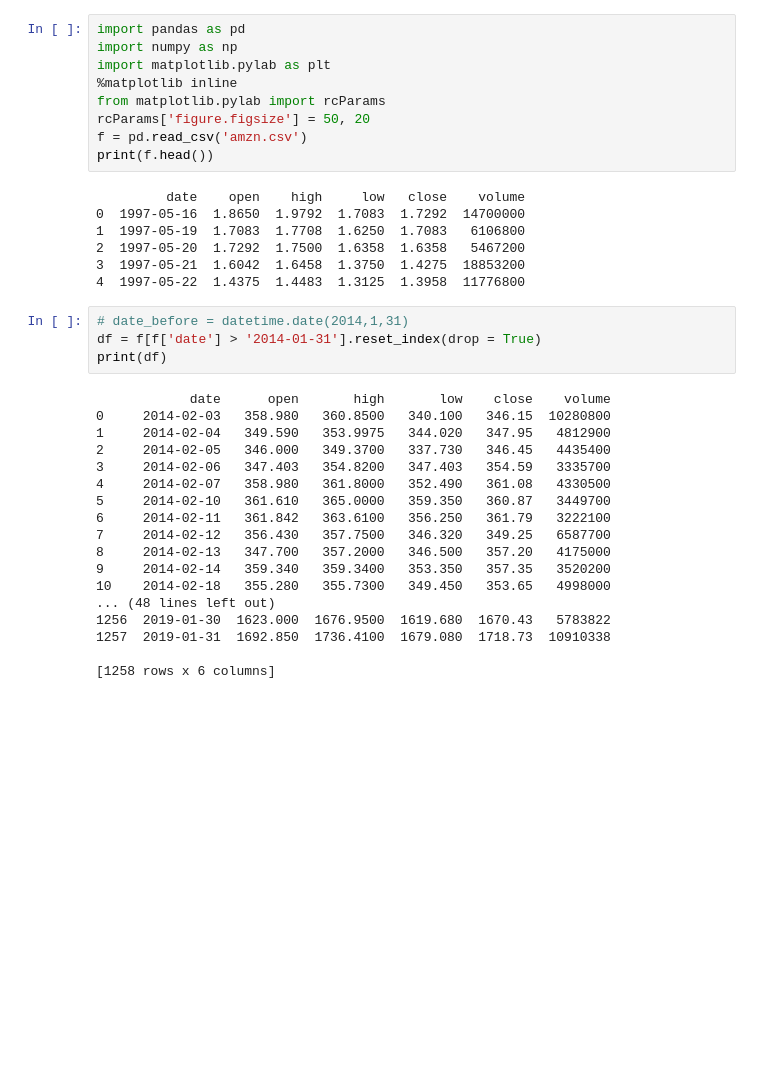
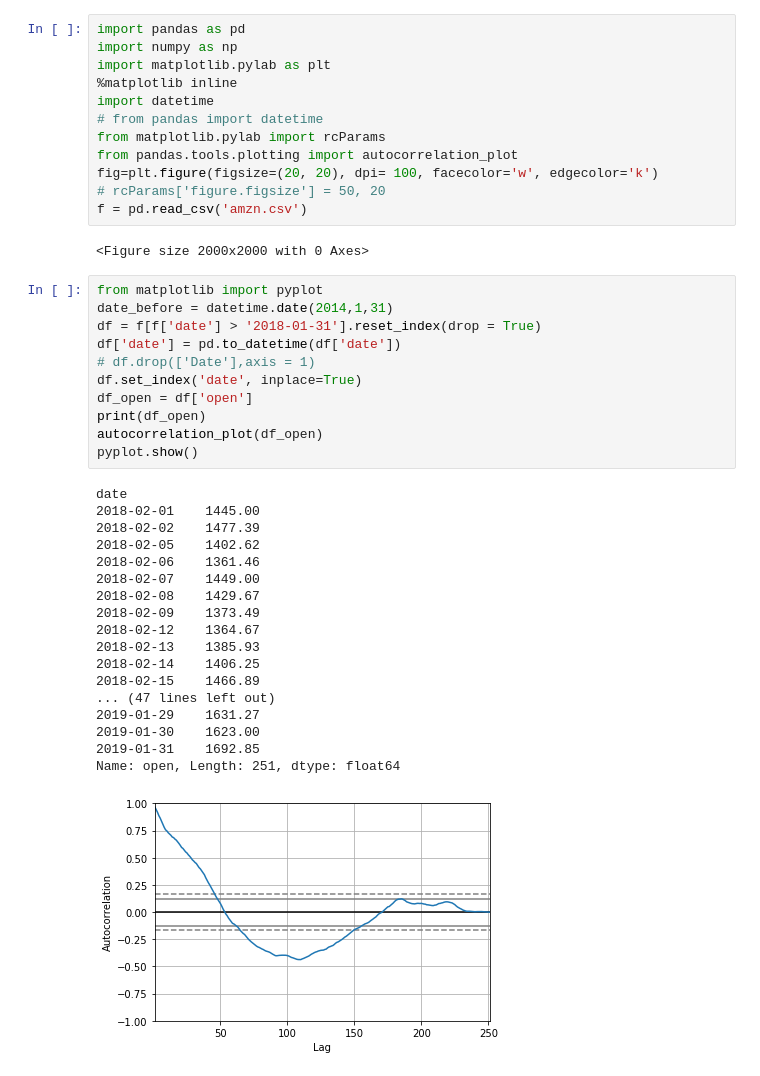
Before and after one commit to PaulLiuEngineering/ADSA-stock, a Jupyter notebook: amzn.ipynb, the cells around one changed output. Drawn from its saved outputs; the diff is of its cells as text; blank space fills up the shorter version.

```diff
--- a/amzn.ipynb
+++ b/amzn.ipynb
@@ -3,37 +3,43 @@ import pandas as pd
 import numpy as np
 import matplotlib.pylab as plt
 %matplotlib inline
+import datetime
+# from pandas import datetime
 from matplotlib.pylab import rcParams
-rcParams['figure.figsize'] = 50, 20
+from pandas.tools.plotting import autocorrelation_plot
+fig=plt.figure(figsize=(20, 20), dpi= 100, facecolor='w', edgecolor='k')
+# rcParams['figure.figsize'] = 50, 20
 f = pd.read_csv('amzn.csv')
-print(f.head())
 # %% [output]
-         date    open    high     low   close    volume
-0  1997-05-16  1.8650  1.9792  1.7083  1.7292  14700000
-1  1997-05-19  1.7083  1.7708  1.6250  1.7083   6106800
-2  1997-05-20  1.7292  1.7500  1.6358  1.6358   5467200
-3  1997-05-21  1.6042  1.6458  1.3750  1.4275  18853200
-4  1997-05-22  1.4375  1.4483  1.3125  1.3958  11776800
+<Figure size 2000x2000 with 0 Axes>
 # %%
-# date_before = datetime.date(2014,1,31)
-df = f[f['date'] > '2014-01-31'].reset_index(drop = True)
-print(df)
+from matplotlib import pyplot
+date_before = datetime.date(2014,1,31)
+df = f[f['date'] > '2018-01-31'].reset_index(drop = True)
+df['date'] = pd.to_datetime(df['date'])
+# df.drop(['Date'],axis = 1)
+df.set_index('date', inplace=True)
+df_open = df['open']
+print(df_open)
+autocorrelation_plot(df_open)
+pyplot.show()
 # %% [output]
-            date      open       high       low    close    volume
-0     2014-02-03   358.980   360.8500   340.100   346.15  10280800
-1     2014-02-04   349.590   353.9975   344.020   347.95   4812900
-2     2014-02-05   346.000   349.3700   337.730   346.45   4435400
-3     2014-02-06   347.403   354.8200   347.403   354.59   3335700
-4     2014-02-07   358.980   361.8000   352.490   361.08   4330500
-5     2014-02-10   361.610   365.0000   359.350   360.87   3449700
-6     2014-02-11   361.842   363.6100   356.250   361.79   3222100
-7     2014-02-12   356.430   357.7500   346.320   349.25   6587700
-8     2014-02-13   347.700   357.2000   346.500   357.20   4175000
-9     2014-02-14   359.340   359.3400   353.350   357.35   3520200
-10    2014-02-18   355.280   355.7300   349.450   353.65   4998000
-... (48 lines left out)
-1256  2019-01-30  1623.000  1676.9500  1619.680  1670.43   5783822
-1257  2019-01-31  1692.850  1736.4100  1679.080  1718.73  10910338
-
-[1258 rows x 6 columns]
+date
+2018-02-01    1445.00
+2018-02-02    1477.39
+2018-02-05    1402.62
+2018-02-06    1361.46
+2018-02-07    1449.00
+2018-02-08    1429.67
+2018-02-09    1373.49
+2018-02-12    1364.67
+2018-02-13    1385.93
+2018-02-14    1406.25
+2018-02-15    1466.89
+... (47 lines left out)
+2019-01-29    1631.27
+2019-01-30    1623.00
+2019-01-31    1692.85
+Name: open, Length: 251, dtype: float64
+[figure, added]
 # %%
```
Also changed, not shown: parts of 4 cells of this notebook.
